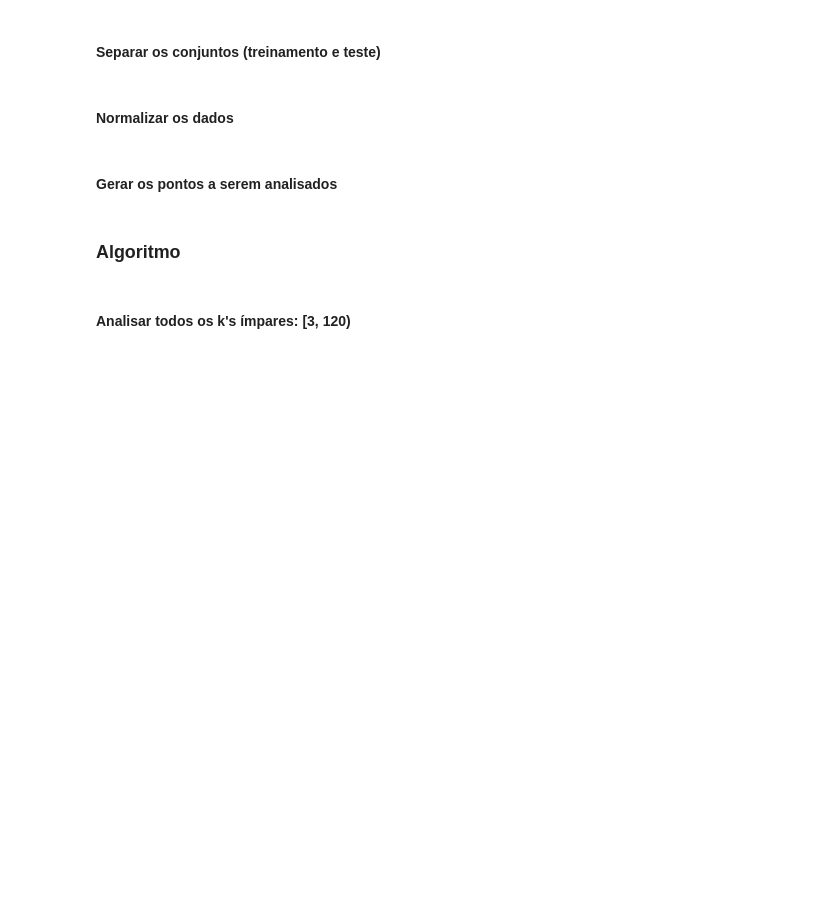
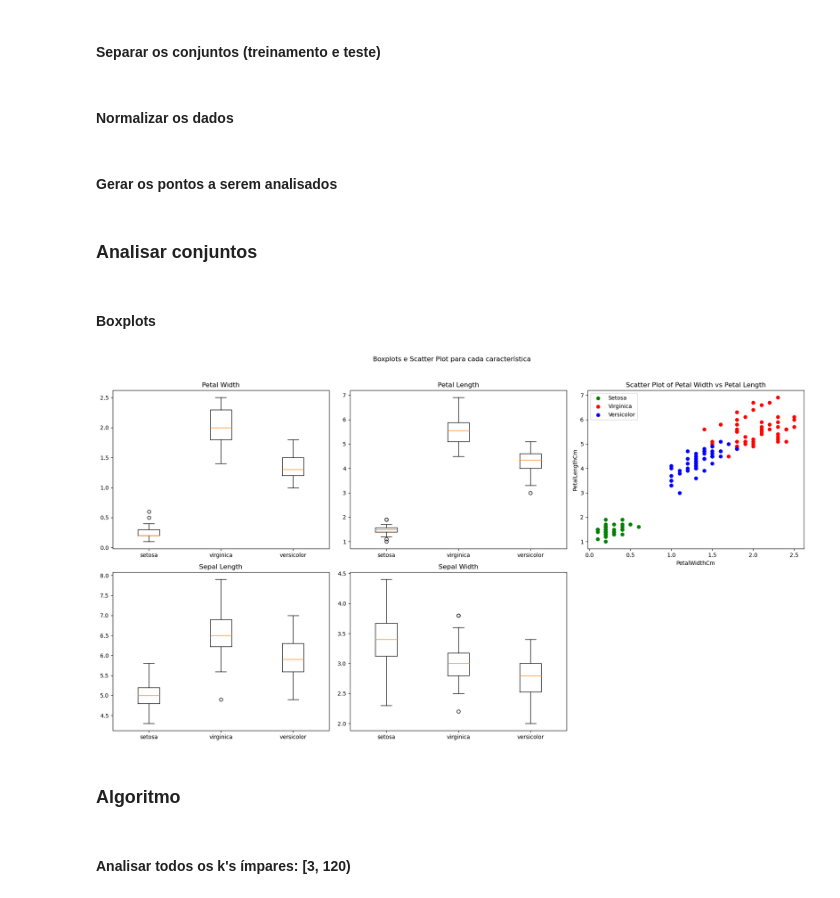
Before and after one commit to Gezeroo/KNN-in-Iris-Dataset, a Jupyter notebook: IA/knn.ipynb, the cells around one changed output. Cells and saved outputs as stored; diff of their text form; code cells hidden in the pictures; blank space fills up the shorter version.

```diff
--- a/IA/knn.ipynb
+++ b/IA/knn.ipynb
@@ -100,6 +112,61 @@ pontos_teste = gerar_conjunto_pontos(
     teste["PetalLengthCm"].to_list(),
     teste["Species"].to_list(),
 )
+# %% [markdown]
+### Analisar conjuntos
+# %%
+setosa = iris.loc[iris["Species"] == "Iris-setosa"]
+virginica = iris.loc[iris["Species"] == "Iris-virginica"]
+versicolor = iris.loc[iris["Species"] == "Iris-versicolor"]
+# %% [markdown]
+#### Boxplots
+# %%
+import matplotlib.pyplot as plt
+
+fig, axs = plt.subplots(2, 3, figsize=(18, 10))
+fig.suptitle("Boxplots e Scatter Plot para cada característica")
+
+# Boxplots
+axs[0, 0].boxplot(
+    [setosa["PetalWidthCm"], virginica["PetalWidthCm"], versicolor["PetalWidthCm"]],
+    labels=["setosa", "virginica", "versicolor"],
+)
+axs[0, 0].set_title("Petal Width")
+
+axs[0, 1].boxplot(
+    [setosa["PetalLengthCm"], virginica["PetalLengthCm"], versicolor["PetalLengthCm"]],
+    labels=["setosa", "virginica", "versicolor"],
+)
+axs[0, 1].set_title("Petal Length")
+
+axs[1, 1].boxplot(
+    [setosa["SepalWidthCm"], virginica["SepalWidthCm"], versicolor["SepalWidthCm"]],
+    labels=["setosa", "virginica", "versicolor"],
+)
+axs[1, 1].set_title("Sepal Width")
+
+axs[1, 0].boxplot(
+    [setosa["SepalLengthCm"], virginica["SepalLengthCm"], versicolor["SepalLengthCm"]],
+    labels=["setosa", "virginica", "versicolor"],
+)
+axs[1, 0].set_title("Sepal Length")
+
+# Scatter plot
+axs[0, 2].scatter(setosa["PetalWidthCm"], setosa["PetalLengthCm"], c="green", label="Setosa")
+axs[0, 2].scatter(virginica["PetalWidthCm"], virginica["PetalLengthCm"], c="red", label="Virginica")
+axs[0, 2].scatter(versicolor["PetalWidthCm"], versicolor["PetalLengthCm"], c="blue", label="Versicolor")
+axs[0, 2].set_xlabel("PetalWidthCm")
+axs[0, 2].set_ylabel("PetalLengthCm")
+axs[0, 2].legend()
+axs[0, 2].set_title("Scatter Plot of Petal Width vs Petal Length")
+
+# Remove the empty subplot
+fig.delaxes(axs[1, 2])
+
+plt.tight_layout(rect=[0, 0, 1, 0.96])
+plt.show()
+# %% [output]
+[figure, added]
 # %% [markdown]
 ### Algoritmo
 # %% [markdown]
```
Also changed, not shown: parts of 3 cells of this notebook, 2 other files.
